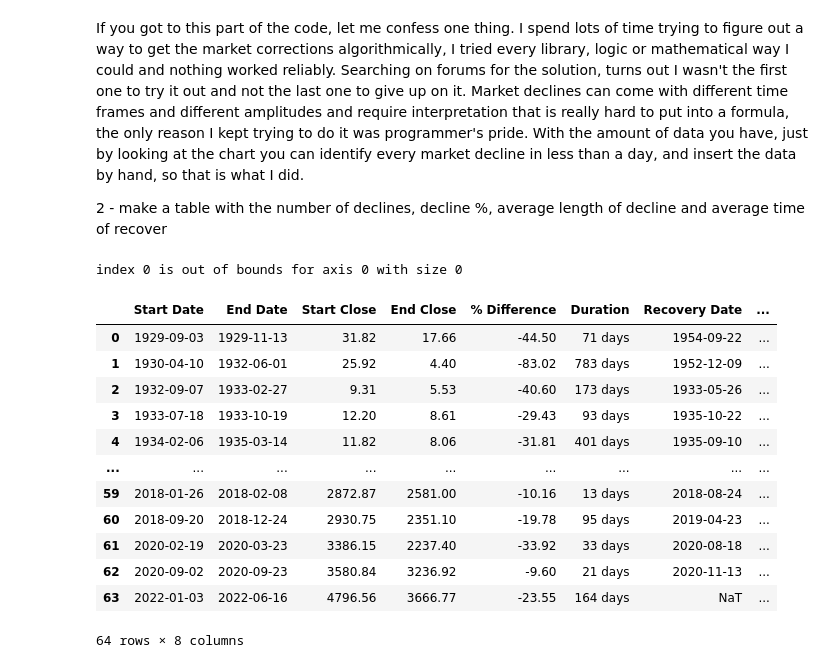
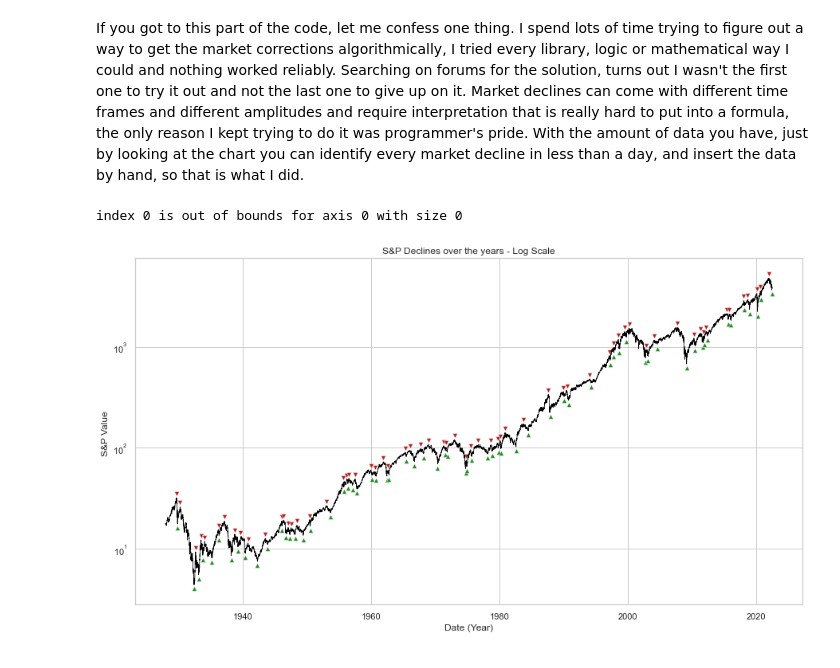
Before and after one commit to Hamiltonrfilho/SP500_Declines, a Jupyter notebook: SP500_Declines.ipynb, the cells around one changed output. Cells and saved outputs as stored; diff of their text form; code cells hidden in the pictures.

```diff
--- a/SP500_Declines.ipynb
+++ b/SP500_Declines.ipynb
@@ -64,7 +39,5 @@ plt.xticks(rotation=90)
 # %% [markdown]
 If you got to this part of the code, let me confess one thing. I spend lots of time trying to figure out a way to get the market corrections algorithmically, I tried every library, logic or mathematical way I could and nothing worked reliably. Searching on forums for the solution, turns out I wasn't the first one to try it out and not the last one to give up on it. Market declines can come with different time frames and different amplitudes and require interpretation that is really hard to put into a formula, the only reason I kept trying to do it was programmer's pride. With the amount of data you have, just by looking at the chart you can identify every market decline in less than a day, and insert the data by hand, so that is what I did.
-
-2 - make a table with the number of declines, decline %, average length of decline and average time of recover
 # %%
 Declines = {
 'Start Date':['1929-09-03','1930-04-10','1932-09-07','1933-07-18','1934-02-06','1936-04-06','1937-03-10','1938-10-10','1939-09-12','1940-11-12','1943-07-14','1946-01-29','1946-05-29',
@@ -99,19 +72,25 @@ for i in range(len(Declines_df)):
 
 Declines_df['Recovery Duration'] = (Declines_df['Recovery Date'] - Declines_df['End Date'])
 
-display(Declines_df)
+#display(Declines_df)
+dfi.export(Declines_df, "images/All_declines.png")
 # %% [output]
 index 0 is out of bounds for axis 0 with size 0
-|  | Start Date | End Date | Start Close | End Close | % Difference | Duration | Recovery Date | ... |
-| 0 | 1929-09-03 | 1929-11-13 | 31.82 | 17.66 | -44.50 | 71 days | 1954-09-22 | ... |
-| 1 | 1930-04-10 | 1932-06-01 | 25.92 | 4.40 | -83.02 | 783 days | 1952-12-09 | ... |
-| 2 | 1932-09-07 | 1933-02-27 | 9.31 | 5.53 | -40.60 | 173 days | 1933-05-26 | ... |
-| 3 | 1933-07-18 | 1933-10-19 | 12.20 | 8.61 | -29.43 | 93 days | 1935-10-22 | ... |
-| 4 | 1934-02-06 | 1935-03-14 | 11.82 | 8.06 | -31.81 | 401 days | 1935-09-10 | ... |
-| ... | ... | ... | ... | ... | ... | ... | ... | ... |
-| 59 | 2018-01-26 | 2018-02-08 | 2872.87 | 2581.00 | -10.16 | 13 days | 2018-08-24 | ... |
-| 60 | 2018-09-20 | 2018-12-24 | 2930.75 | 2351.10 | -19.78 | 95 days | 2019-04-23 | ... |
-| 61 | 2020-02-19 | 2020-03-23 | 3386.15 | 2237.40 | -33.92 | 33 days | 2020-08-18 | ... |
-| 62 | 2020-09-02 | 2020-09-23 | 3580.84 | 3236.92 | -9.60 | 21 days | 2020-11-13 | ... |
-| 63 | 2022-01-03 | 2022-06-16 | 4796.56 | 3666.77 | -23.55 | 164 days | NaT | ... |
-64 rows × 8 columns
+# %%
+sns.set(rc = {'figure.figsize':(15,8)})
+sns.set_theme(style="whitegrid")
+
+higherPeaks = np.array(Declines_df['Start Close'])
+
+ax = sns.lineplot(y=SP500['Close'], x=SP500.index, data = SP500, color='black', size=.5).set(title='S&P Declines over the years - Log Scale')
+sns.scatterplot(y=Declines_df['Start Close']*1.1, x=Declines_df['Start Date'], data = Declines_df, color = 'firebrick', marker='v')
+sns.scatterplot(y=Declines_df['End Close']/1.1, x=Declines_df['End Date'], data = Declines_df, color = 'forestgreen', marker='^' )
+
+plt.xlabel('Date (Year)')
+plt.ylabel('S&P Value ')
+plt.yscale('log')
+plt.legend([],[], frameon=False)
+#plt.show()
+plt.savefig('images/S&P_Declines_Overtime.png', bbox_inches='tight', facecolor='white')
+# %% [output]
+[figure, added]
```
Also changed, not shown: parts of 4 cells of this notebook, 11 other files.
